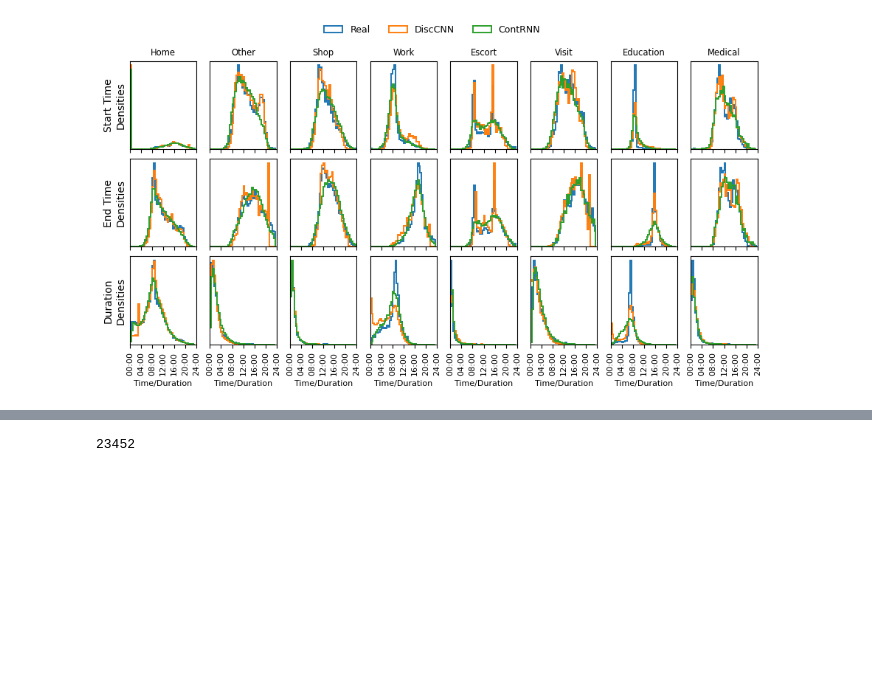
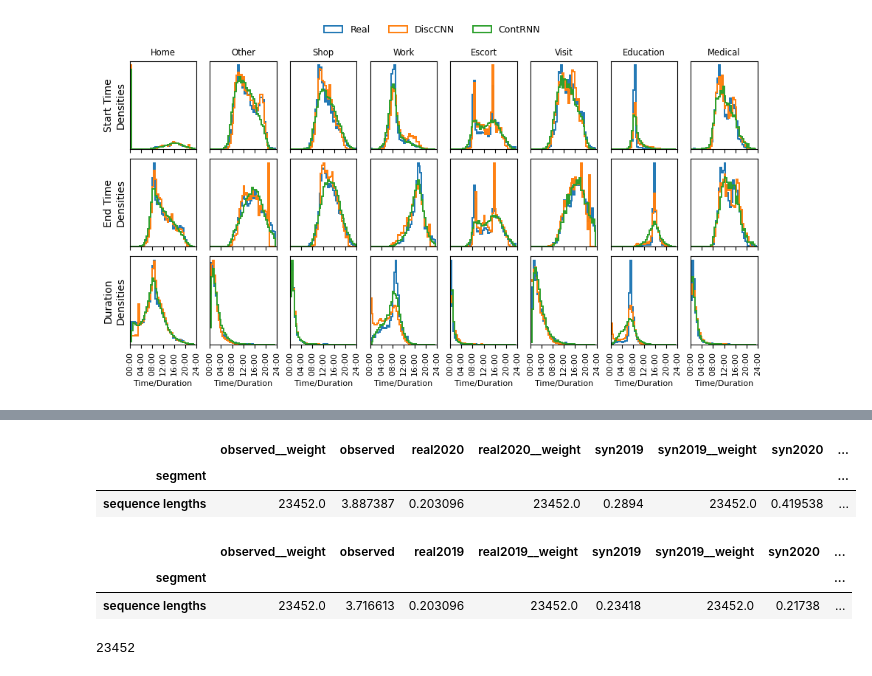
Before and after one commit to big-ucl/caveat, a Jupyter notebook: analysis/vae_paper.ipynb, the cells around one changed output, grey strips where cells are left out. Saved outputs shown, nothing was run; the diff lists cells and outputs as text; code cells hidden in the pictures; blank space fills up the shorter version.

```diff
--- a/analysis/vae_paper.ipynb
+++ b/analysis/vae_paper.ipynb
@@ -740,0 +780,19 @@ for n, p in batch_paths.items():
+# %%
+reports_base_2019 = evaluate(
+    {
+        "real2020": target_2020_schedules,
+        "syn2019": covid_scenario["syn2019"],
+        "syn2020": covid_scenario["syn2020"],
+    },
+    target_2019_schedules,
+    report_stats=False,
+)
+reports_base_2020 = evaluate(
+    {
+        "real2019": target_2019_schedules,
+        "syn2019": covid_scenario["syn2019"],
+        "syn2020": covid_scenario["syn2020"],
+    },
+    target_2020_schedules,
+    report_stats=False,
+)
@@ -741,3 +952,15 @@ for n, p in batch_paths.items():
+# %%
+reports_base_2019["distances"].loc[("participations", "lengths")]
+# %% [output]
+|  | observed__weight | observed | real2020 | real2020__weight | syn2019 | syn2019__weight | syn2020 | ... |
+| segment |  |  |  |  |  |  |  | ... |
+| sequence lengths | 23452.0 | 3.887387 | 0.203096 | 23452.0 | 0.2894 | 23452.0 | 0.419538 | ... |
+# %%
+reports_base_2020["distances"].loc[("participations", "lengths")]
+# %% [output]
+|  | observed__weight | observed | real2019 | real2019__weight | syn2019 | syn2019__weight | syn2020 | ... |
+| segment |  |  |  |  |  |  |  | ... |
+| sequence lengths | 23452.0 | 3.716613 | 0.203096 | 23452.0 | 0.23418 | 23452.0 | 0.21738 | ... |
 # %%
 # COVID SCENARIO
 covid_scenario_paths = {
```
Also changed, not shown: parts of 8 cells of this notebook, 6 other files.
